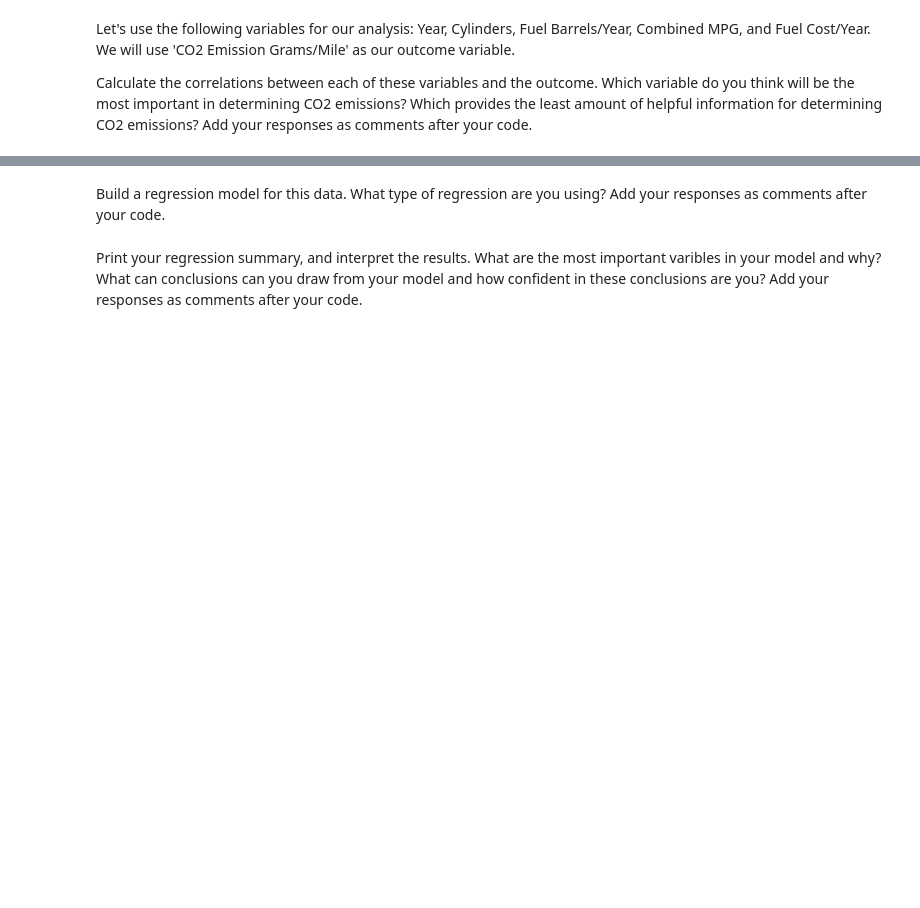
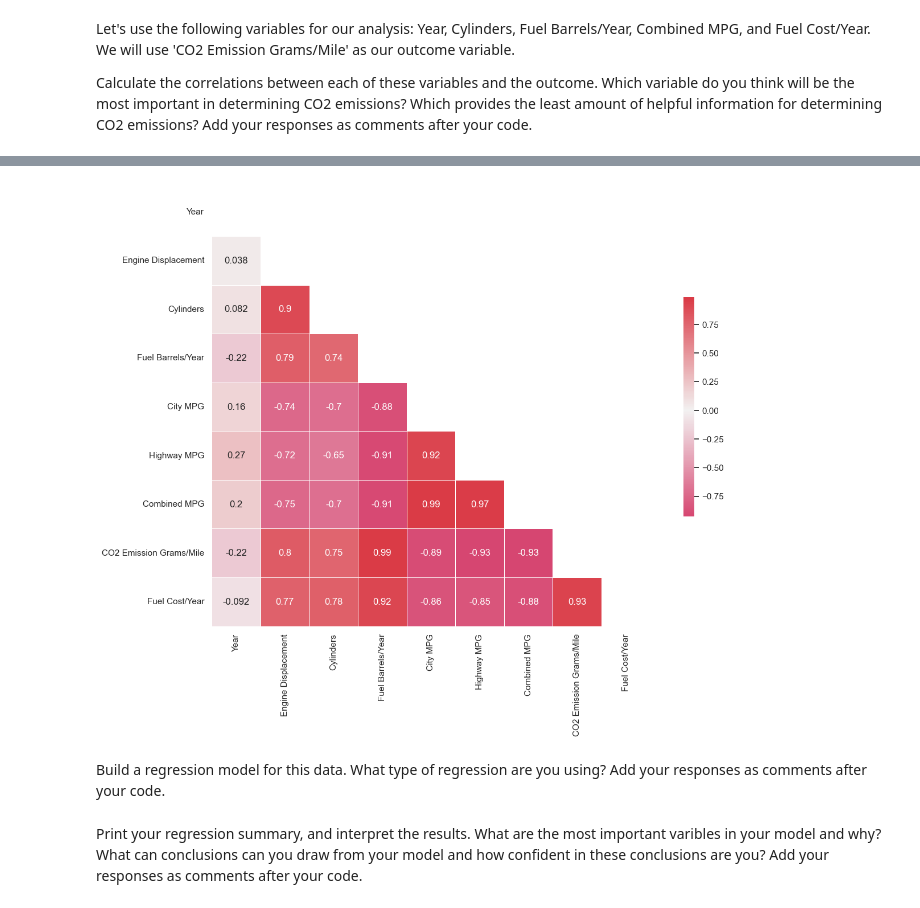
Before and after one commit to Ironhack-Data-Madrid-Abril-2023/7.3-lab_regression_analysis, a Jupyter notebook: your-code.ipynb, the cells around one changed output, grey strips where cells are left out. Saved outputs shown, nothing was run; the diff lists cells and outputs as text; code cells hidden in the pictures; blank space fills up the shorter version.

```diff
--- a/your-code.ipynb
+++ b/your-code.ipynb
@@ -99,0 +137,2 @@ For the second part of this lab, we will use the vehicles.csv data set. You can
+# %%
+df = pd.read_csv('./vehicles.csv')
@@ -106,2 +165,17 @@ Calculate the correlations between each of these variables and the outcome. Whic
+# %%
+plt.figure(figsize=(15, 10))
+sns.set(style='white')
+mask=np.triu(np.ones_like(df.corr(), dtype=bool))
+cmap=sns.diverging_palette(0, 10, as_cmap=True)
+sns.heatmap(df.corr(),
+           mask=mask,
+          cmap=cmap,
+          center=0,
+          square=True,
+          annot=True,
+          linewidths=0.5,
+          cbar_kws={'shrink': 0.5});
+# %% [output]
+[figure, added]
 # %% [markdown]
 Build a regression model for this data. What type of regression are you using? Add your responses as comments after your code.
```
Also changed, not shown: parts of 38 cells of this notebook.
